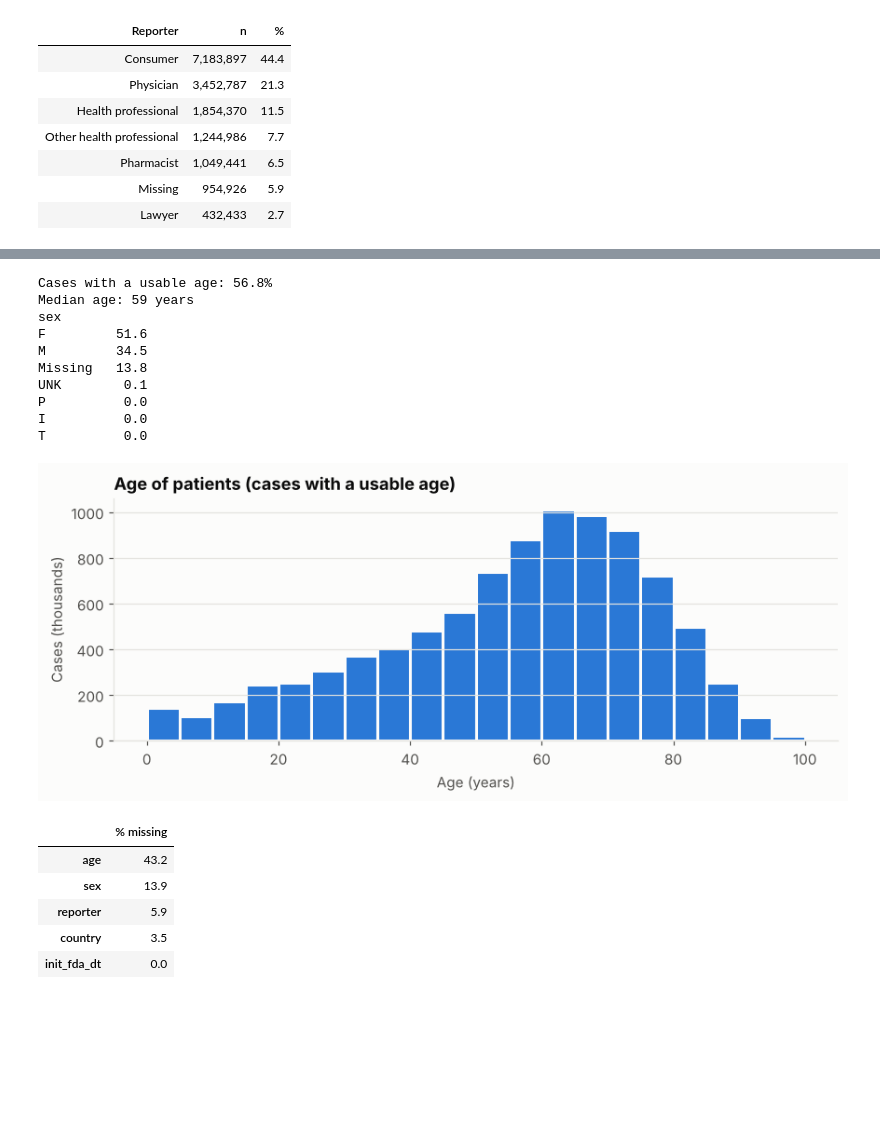
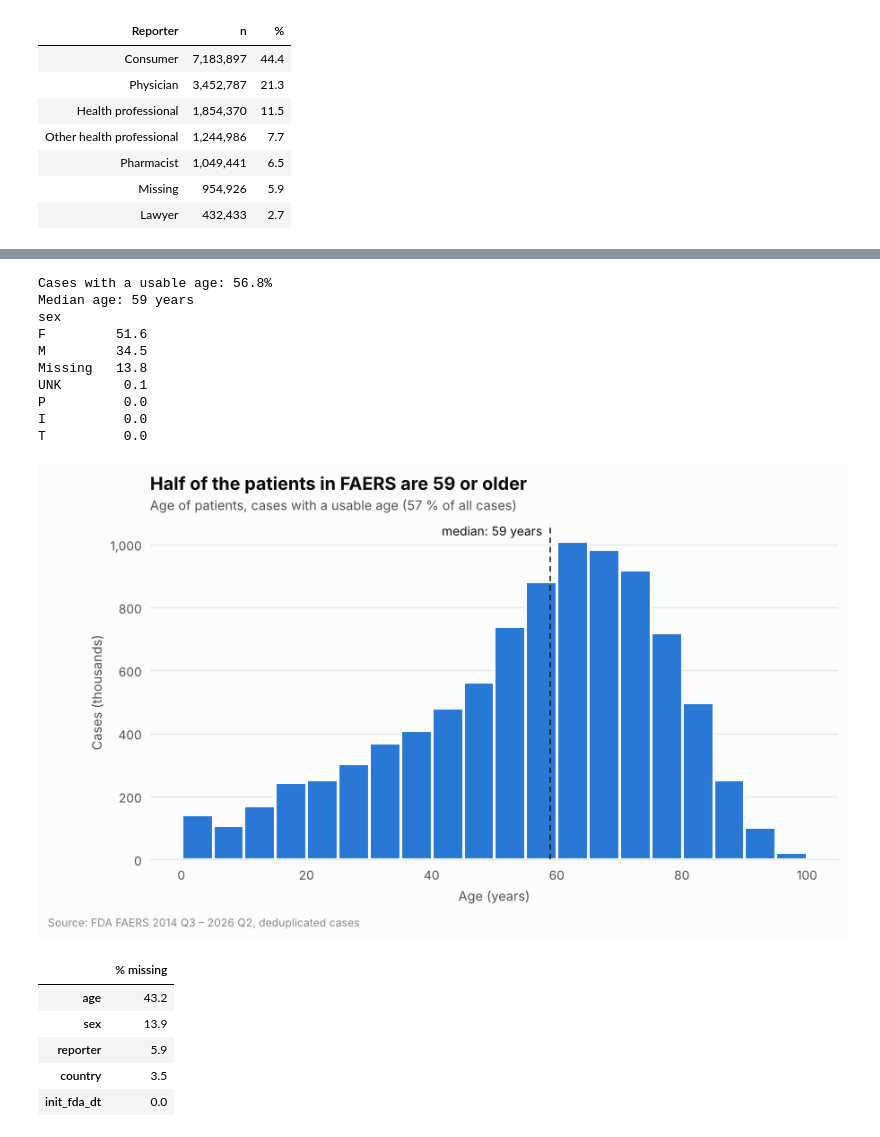
Before and after one commit to joanfortunet/faers-signal-benchmark, a Jupyter notebook: notebooks/01_eda.ipynb, the cells around one changed output, grey strips where cells are left out. Saved outputs shown, nothing was run; the diff lists cells and outputs as text; code cells hidden in the pictures; blank space fills up the shorter version.

```diff
--- a/notebooks/01_eda.ipynb
+++ b/notebooks/01_eda.ipynb
@@ -18,12 +18,11 @@ import duckdb
 import matplotlib.pyplot as plt
 import pandas as pd
 
+from faers import plotting as P
+
 DB = Path("../data/faers_warehouse.duckdb")
 FIGURES = Path("../reports/figures")
-FIGURES.mkdir(parents=True, exist_ok=True)
-
 con = duckdb.connect(str(DB), read_only=True)
-
 
 
 def sql(query):
@@ -31,24 +30,13 @@ def sql(query):
     return con.execute(query).df()
 
 
-# Chart style: one accent colour, quiet axes and grid.
-BLUE, ORANGE = "#2a78d6", "#eb6834"
-INK, MUTED, GRID = "#0b0b0b", "#52514e", "#e4e3df"
-plt.rcParams.update({
-    "figure.facecolor": "#fcfcfb", "axes.facecolor": "#fcfcfb",
-    "axes.edgecolor": GRID, "axes.labelcolor": MUTED, "axes.titlecolor": INK,
-    "axes.titlesize": 12, "axes.titleweight": "bold", "axes.titlelocation": "left",
-    "axes.spines.top": False, "axes.spines.right": False,
-    "axes.grid": True, "grid.color": GRID, "grid.linewidth": 0.8,
-    "xtick.color": MUTED, "ytick.color": MUTED, "font.size": 10,
-    "figure.dpi": 110,
-})
 pd.options.display.float_format = "{:,.1f}".format
+
+P.apply_style()
 
 
 def save(fig, name):
-    fig.tight_layout()
-    fig.savefig(FIGURES / f"{name}.png", bbox_inches="tight")
+    P.save(fig, name, folder=FIGURES)
 # %% [markdown]
 ## 1. How much data, and what the pipeline removed
 # %%
@@ -157,36 +155,42 @@ save(fig, "reporter_countries")
 # %%
 # Age in years: FAERS stores a number plus a unit (age_cod).
 ages = sql("""
     SELECT sex, age * CASE age_cod WHEN 'YR' THEN 1 WHEN 'DEC' THEN 10 WHEN 'MON' THEN 1/12
                                     WHEN 'WK' THEN 1/52 WHEN 'DY' THEN 1/365 WHEN 'HR' THEN 1/8760 END
                AS age_years
     FROM demo_dedup
 """)
 valid = ages.age_years.between(0, 110)
+median_age = ages.age_years[valid].median()
 print(f"Cases with a usable age: {100 * valid.mean():.1f}%")
-print(f"Median age: {ages.age_years[valid].median():.0f} years")
+print(f"Median age: {median_age:.0f} years")
 print(ages.sex.fillna("Missing").value_counts(normalize=True).mul(100).round(1).to_string())
 
-fig, ax = plt.subplots(figsize=(8, 3.4))
+fig, ax = plt.subplots(figsize=(9, 4.4))
 ax.hist(ages.age_years[valid], bins=range(0, 105, 5), weights=[1e-3] * valid.sum(),
-        color=BLUE, edgecolor="#fcfcfb", linewidth=2)
-ax.set_title("Age of patients (cases with a usable age)")
+        color=P.ACCENT, edgecolor=P.SURFACE, linewidth=2)
+ax.axvline(median_age, color=P.INK, linewidth=1, linestyle=(0, (4, 3)))
+ax.annotate(f"median: {median_age:.0f} years", (median_age, ax.get_ylim()[1] * 0.97),
+            xytext=(-6, 0), textcoords="offset points", fontsize=9, color=P.INK, ha="right")
 ax.set_xlabel("Age (years)")
 ax.set_ylabel("Cases (thousands)")
-ax.grid(axis="x", visible=False)
+P.thousands(ax)
+P.headline(ax, f"Half of the patients in FAERS are {median_age:.0f} or older",
+           f"Age of patients, cases with a usable age ({100 * valid.mean():.0f} % of all cases)")
+P.source_note(fig)
 save(fig, "age_distribution")
 # %% [output]
 Cases with a usable age: 56.8%
 Median age: 59 years
 sex
 F         51.6
 M         34.5
 Missing   13.8
 UNK        0.1
 P          0.0
 I          0.0
 T          0.0
-[figure, old version]
+[figure, new version]
 # %%
 # Missing values in the fields we may use later.
 missing = sql("""
```
Also changed, not shown: parts of 6 cells of this notebook, 21 other files.
